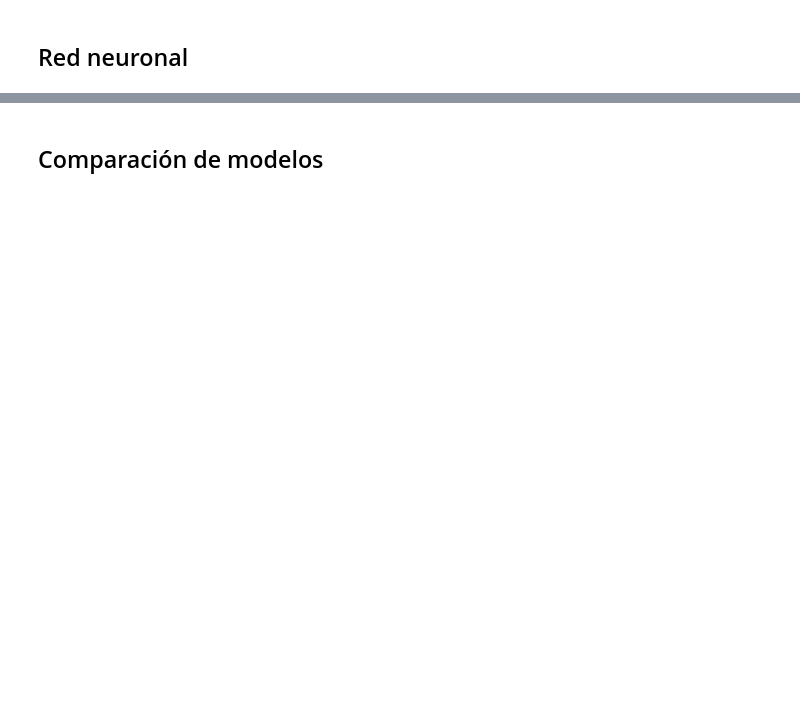
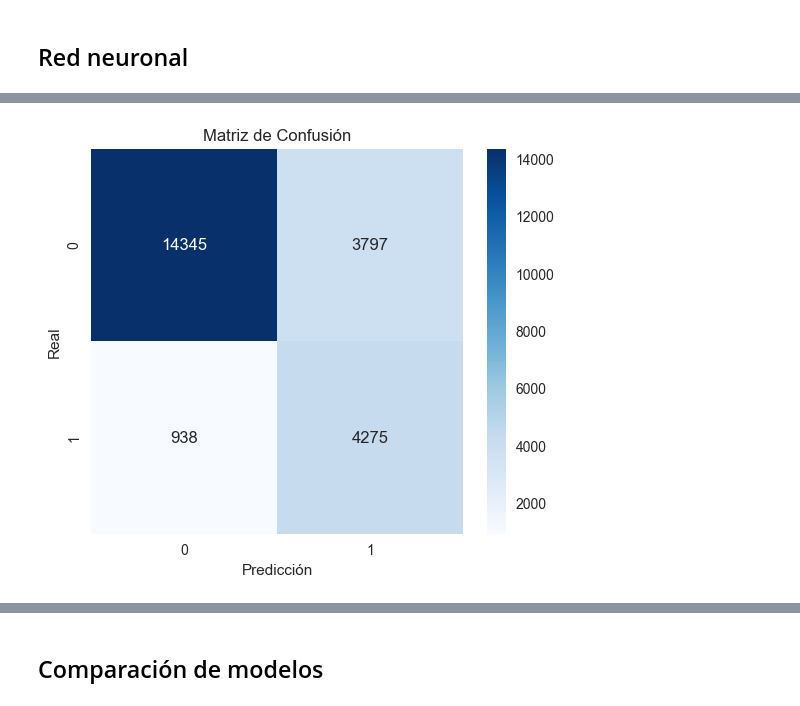
Before and after one commit to juanachies/AA1-TUIA-Chies-Palacio, a Jupyter notebook: TP-clasificacion-AA1.ipynb, the cells around one changed output, grey strips where cells are left out. Saved outputs shown, nothing was run; the diff lists cells and outputs as text; code cells hidden in the pictures; blank space fills up the shorter version.

```diff
--- a/TP-clasificacion-AA1.ipynb
+++ b/TP-clasificacion-AA1.ipynb
@@ -1966,0 +2269,4 @@ class NeuralNetwork:
+# %%
+nn.plot_confusion_matrix()
+# %% [output]
+[figure, added]
```
Also changed, not shown: parts of 42 cells of this notebook, 1 other file.
